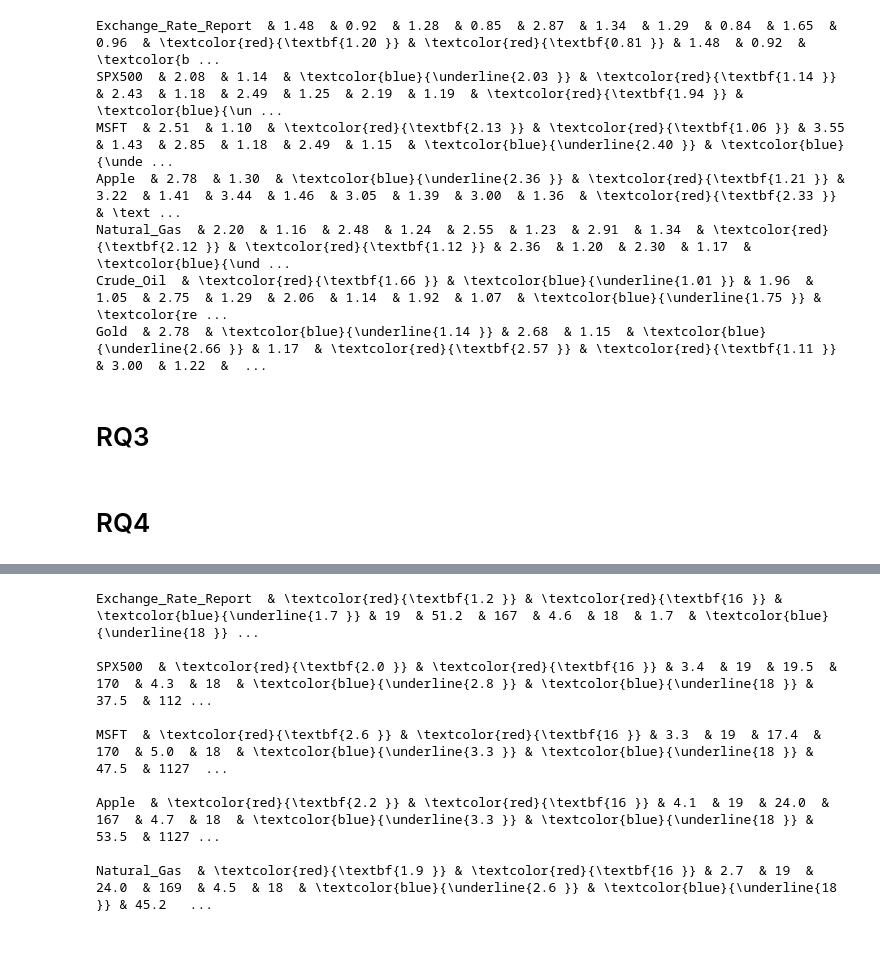
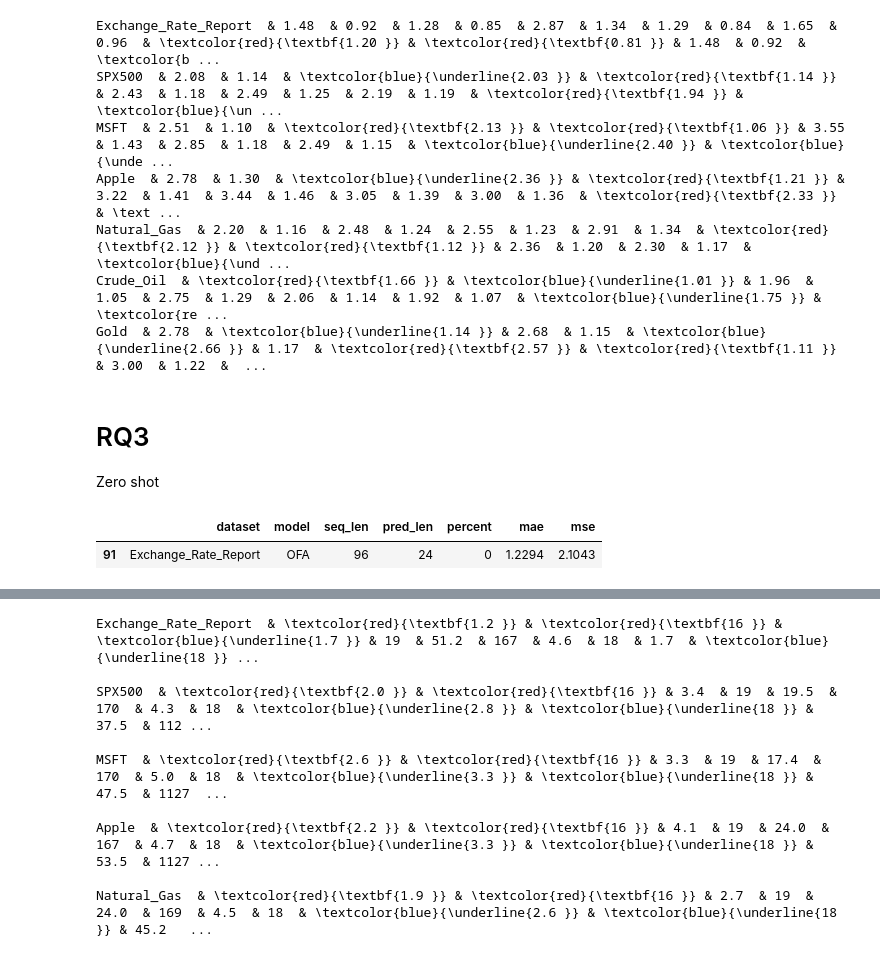
Before and after one commit to UVA-MLSys/Financial-Time-Series, a Jupyter notebook: result_stats.ipynb, the cells around one changed output, grey strips where cells are left out. Drawn from its saved outputs; the diff is of its cells as text; code cells hidden in the pictures.

```diff
--- a/result_stats.ipynb
+++ b/result_stats.ipynb
@@ -36,6 +36,8 @@ def find_and_add(rows, root, lines):
             parameters['seq_len'] = int(values[i])
         elif item == 'p':
             parameters['percent'] = int(values[i])
+        elif item == 'zeroshot':
+            parameters['percent'] = 0
 
     result_found = memory_found = time_found = False
 
@@ -71,7 +73,7 @@ def find_and_add(rows, root, lines):
         if result_found and memory_found and time_found:
             break
 
-    if result_found and memory_found and time_found:
+    if result_found:
         rows['dataset'].append(dataset)
         rows['model'].append(model)
         rows['iteration'].append(iter_no)
@@ -81,8 +83,13 @@ def find_and_add(rows, root, lines):
         rows['pred_len'].append(parameters['pred_len'])
         rows['percent'].append(parameters['percent'])
 
-        rows['memory'].append(allocated)
-        rows['time'].append(time_spent)
+        # for zeroshot cases
+        if memory_found and time_found:
+            rows['memory'].append(allocated)
+            rows['time'].append(time_spent)
+        else:
+            rows['memory'].append(None)
+            rows['time'].append(None)
 # %%
 rows = {
     col:[] for col in [
@@ -236,5 +261,13 @@ Crude_Oil  & \textcolor{red}{\textbf{1.66 }} & \textcolor{blue}{\underline{1.01
 Gold  & 2.78  & \textcolor{blue}{\underline{1.14 }} & 2.68  & 1.15  & \textcolor{blue}{\underline{2.66 }} & 1.17  & \textcolor{red}{\textbf{2.57 }} & \textcolor{red}{\textbf{1.11 }} & 3.00  & 1.22  &  ...
 # %% [markdown]
 # RQ3
+Zero shot
-# %% [markdown]
-# RQ4
+# %%
+df = rows_df[(rows_df['pred_len']==24) & (rows_df['percent']==0)]
+# %%
+df[
+            (df['dataset'] == dataset) & (df['model'] == model)
+        ]
+# %% [output]
+|  | dataset | model | seq_len | pred_len | percent | mae | mse |
+| 91 | Exchange_Rate_Report | OFA | 96 | 24 | 0 | 1.2294 | 2.1043 |
```
Also changed, not shown: parts of 5 cells of this notebook, 17 other files.
